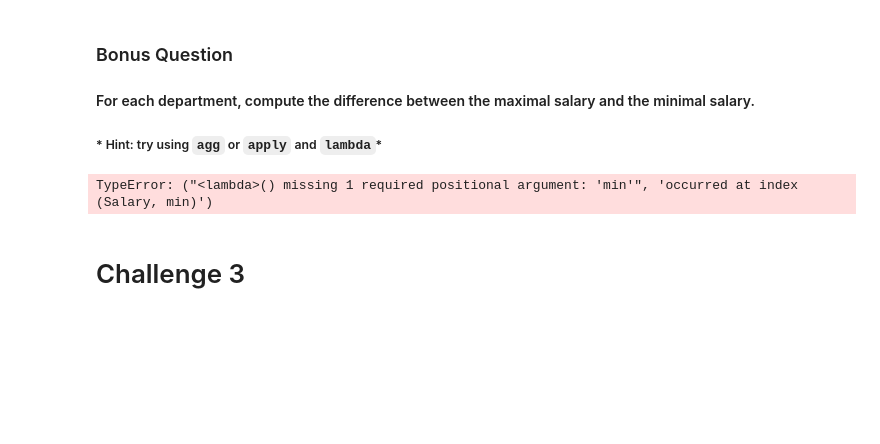
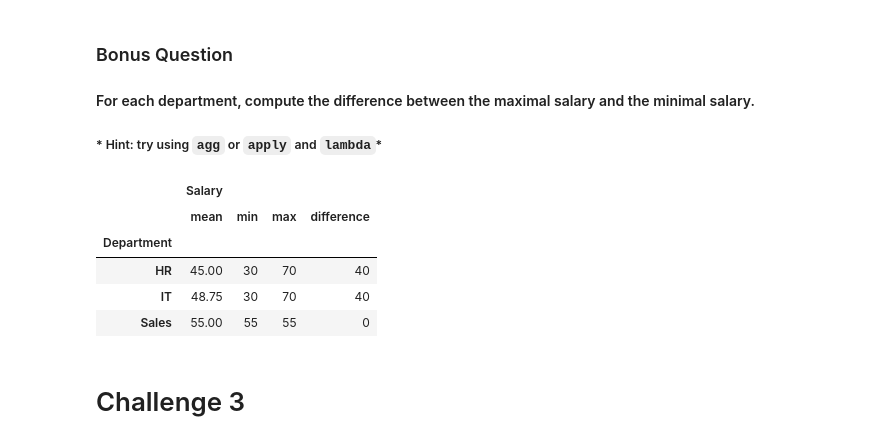
Before and after one commit to marinapm90/data-labs, a Jupyter notebook: module-2/lab-subsetting-and-descriptive-stats/your-code/main.ipynb, the cells around one changed output. Cells and saved outputs as stored; diff of their text form; code cells hidden in the pictures; blank space fills up the shorter version.

```diff
--- a/module-2/lab-subsetting-and-descriptive-stats/your-code/main.ipynb
+++ b/module-2/lab-subsetting-and-descriptive-stats/your-code/main.ipynb
@@ -323,12 +323,20 @@ employee.groupby(by=['Department']).agg({'Salary':['mean','min','max']})
 #### For each department, compute the difference between the maximal salary and the minimal salary.
 
 ##### * Hint: try using `agg` or `apply` and `lambda`*
+# %%
+# your answer here
+
+def difference (x):
+    return max(x) - min (x)
 # %%
-# your answer here
-
-employee.groupby(by=['Department']).agg({'Salary':['min','max']}).apply(lambda max , min : max - min )
+employee.groupby(by=['Department']).agg({'Salary':['mean','min','max', difference]})
 # %% [output]
-TypeError: ("<lambda>() missing 1 required positional argument: 'min'", 'occurred at index (Salary, min)')
+|  | Salary |  |  |  |
+|  | mean | min | max | difference |
+| Department |  |  |  |  |
+| HR | 45.00 | 30 | 70 | 40 |
+| IT | 48.75 | 30 | 70 | 40 |
+| Sales | 55.00 | 55 | 55 | 0 |
 # %% [markdown]
 # Challenge 3
 # %% [markdown]
```
Also changed, not shown: parts of 4 cells of this notebook.
